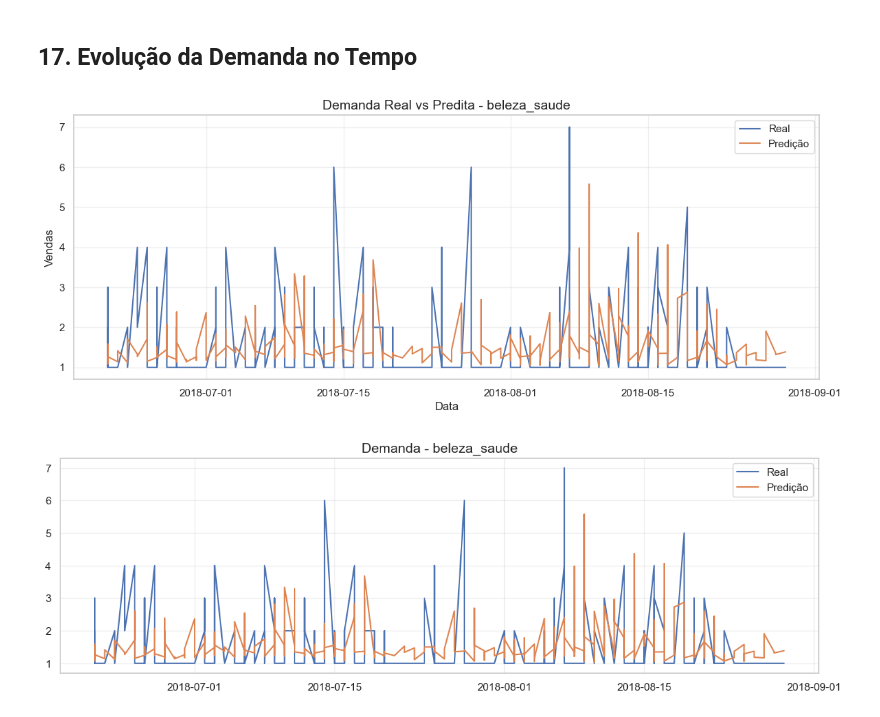
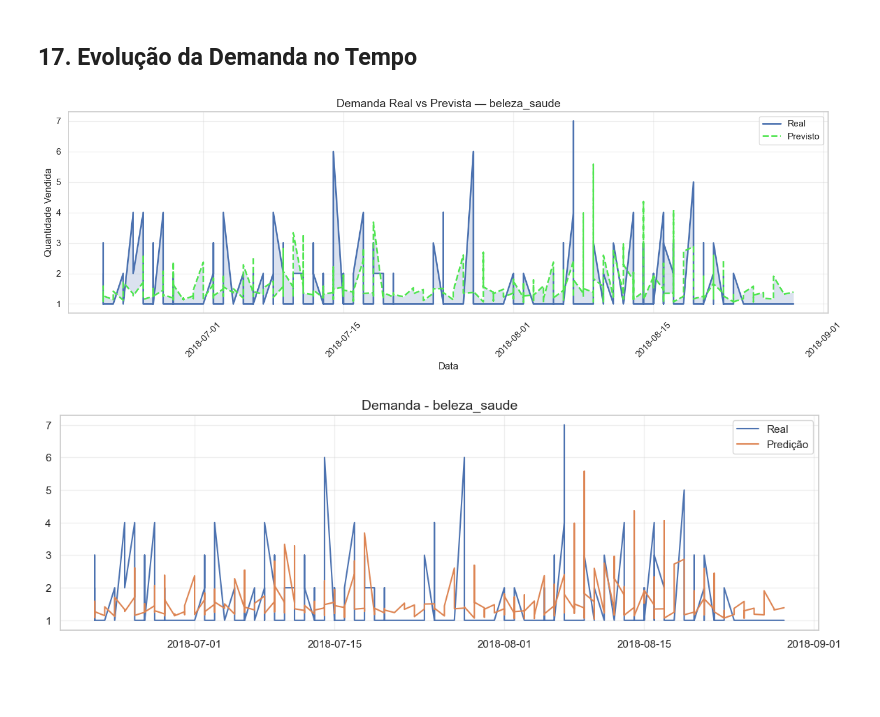
Before and after one commit to Graciliana/ADA_Elas_Tech-Sistema-Inteligente-de-Compras, a Jupyter notebook: notebooks/07_modeling_previsao_por_produto.ipynb, the cells around one changed output. Saved outputs shown, nothing was run; the diff lists cells and outputs as text; code cells hidden in the pictures; blank space fills up the shorter version.

```diff
--- a/notebooks/07_modeling_previsao_por_produto.ipynb
+++ b/notebooks/07_modeling_previsao_por_produto.ipynb
@@ -601,33 +622,49 @@ plot_df = plot_df.sort_values('date')
 # %%
 plt.figure(figsize=(14,5))
 
 plt.plot(
     plot_df['date'],
     plot_df['sales'],
-    label='Real'
+    label='Real',
+    linewidth=2
 )
 
 plt.plot(
     plot_df['date'],
     plot_df['prediction'],
-    label='Predição'
+    label='Previsto',
+    linewidth=2,
+    linestyle='--',
+    color=PRIMARY_COLOR
+)
+
+# área entre linhas
+plt.fill_between(
+    plot_df['date'],
+    plot_df['sales'],
+    plot_df['prediction'],
+    alpha=0.2
 )
 
 plt.title(
-    f'Demanda Real vs Predita - {category_example}'
+    f'Demanda Real vs Prevista — {category_example}'
 )
 
 plt.xlabel('Data')
 
-plt.ylabel('Vendas')
+plt.ylabel('Quantidade Vendida')
+
+plt.xticks(rotation=45)
 
 plt.legend()
 
 plt.grid(alpha=0.3)
 
+plt.tight_layout()
+
 plt.show()
 # %% [output]
-[figure, old version]
+[figure, new version]
 # %%
 for category in top_categories[:3]:
 
```
Also changed, not shown: parts of 2 cells of this notebook, 2 other files.
